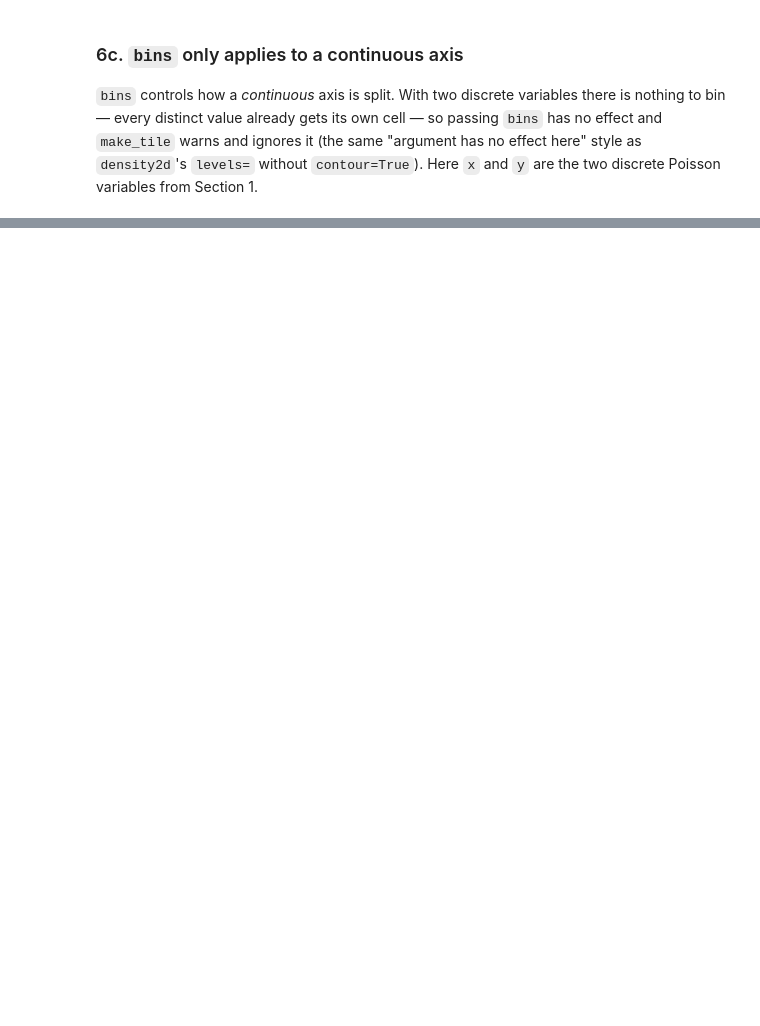
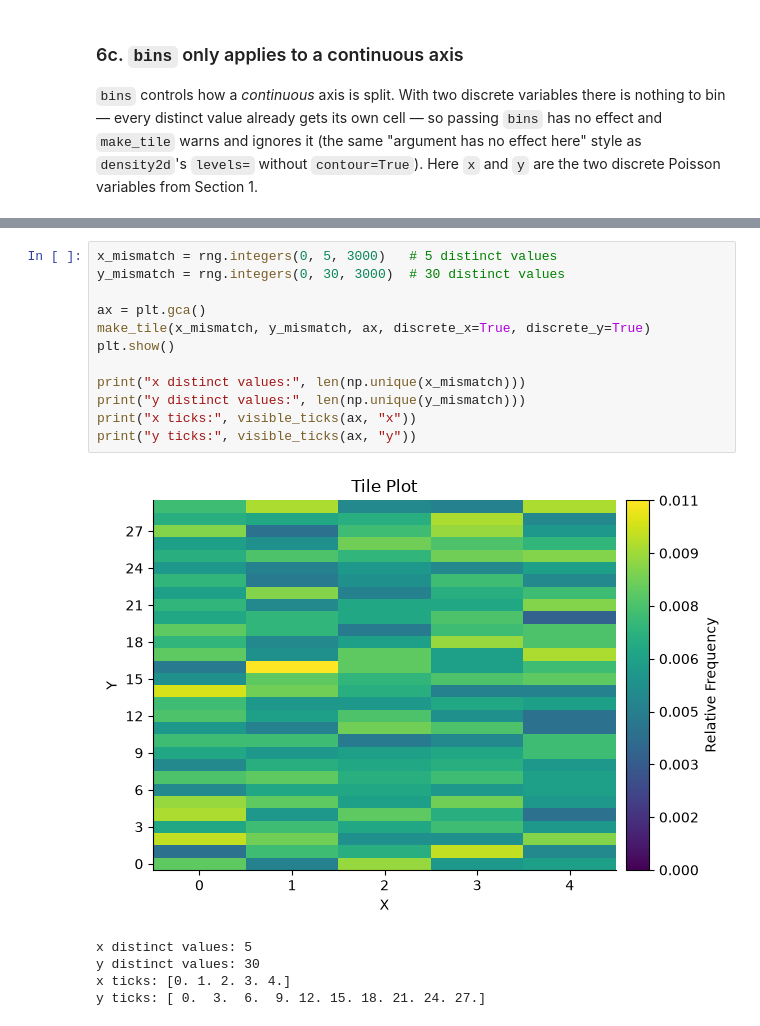
Before and after one commit to calpoly-symbulate/symbulate, a Jupyter notebook: team/new_graphics/new_graphics_demos/tile_demo.ipynb, the cells around one changed output, grey strips where cells are left out. Drawn from its saved outputs; the diff is of its cells as text; blank space fills up the shorter version.

```diff
--- a/team/new_graphics/new_graphics_demos/tile_demo.ipynb
+++ b/team/new_graphics/new_graphics_demos/tile_demo.ipynb
@@ -205,0 +340,18 @@ UserWarning: bins only applies when one axis is continuous (it sets how many equ
+# %%
+x_mismatch = rng.integers(0, 5, 3000)   # 5 distinct values
+y_mismatch = rng.integers(0, 30, 3000)  # 30 distinct values
+
+ax = plt.gca()
+make_tile(x_mismatch, y_mismatch, ax, discrete_x=True, discrete_y=True)
+plt.show()
+
+print("x distinct values:", len(np.unique(x_mismatch)))
+print("y distinct values:", len(np.unique(y_mismatch)))
+print("x ticks:", visible_ticks(ax, "x"))
+print("y ticks:", visible_ticks(ax, "y"))
+# %% [output]
+[figure, added]
+x distinct values: 5
+y distinct values: 30
+x ticks: [0. 1. 2. 3. 4.]
+y ticks: [ 0.  3.  6.  9. 12. 15. 18. 21. 24. 27.]
```
Also changed, not shown: parts of 20 cells of this notebook, 4 other files.
